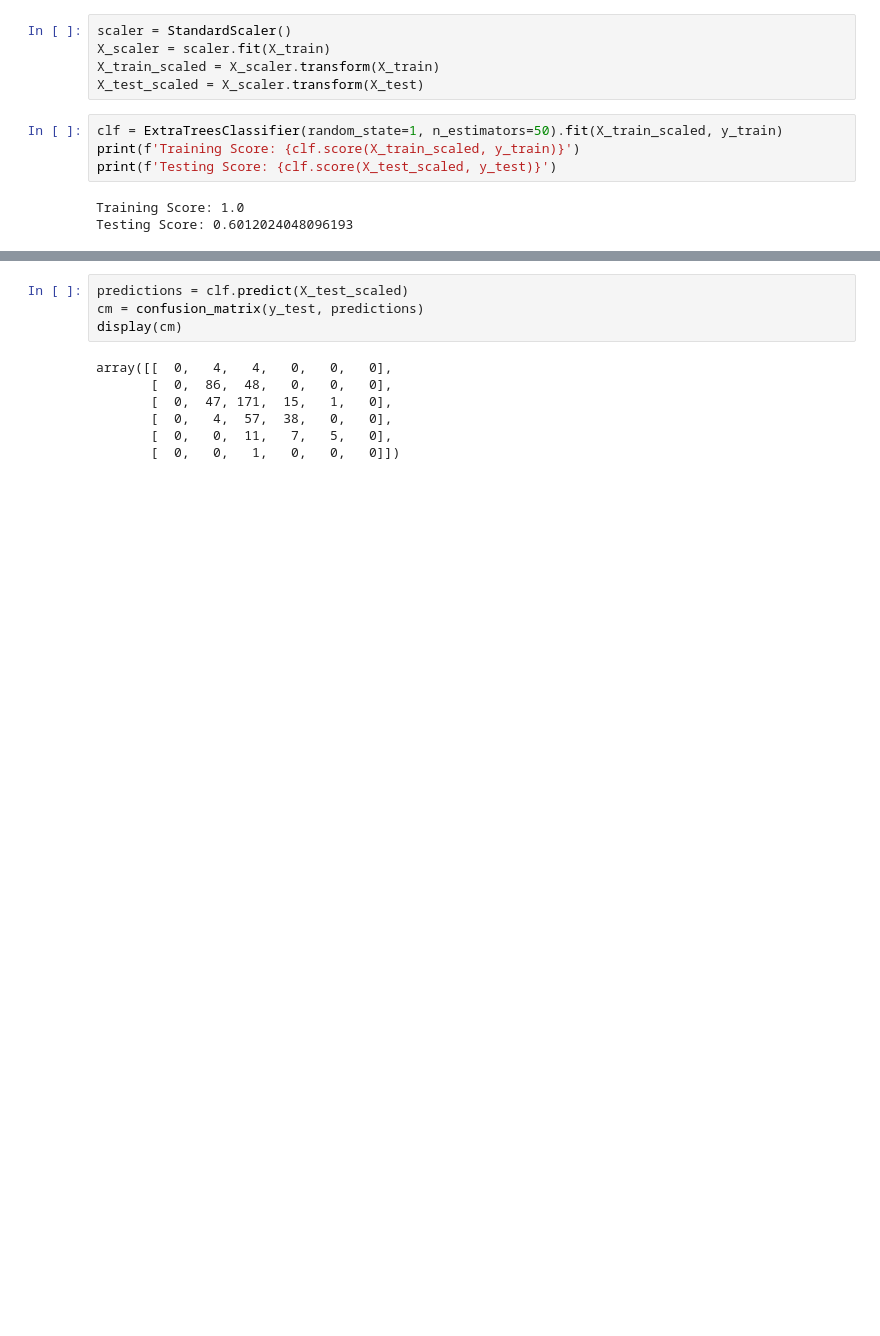
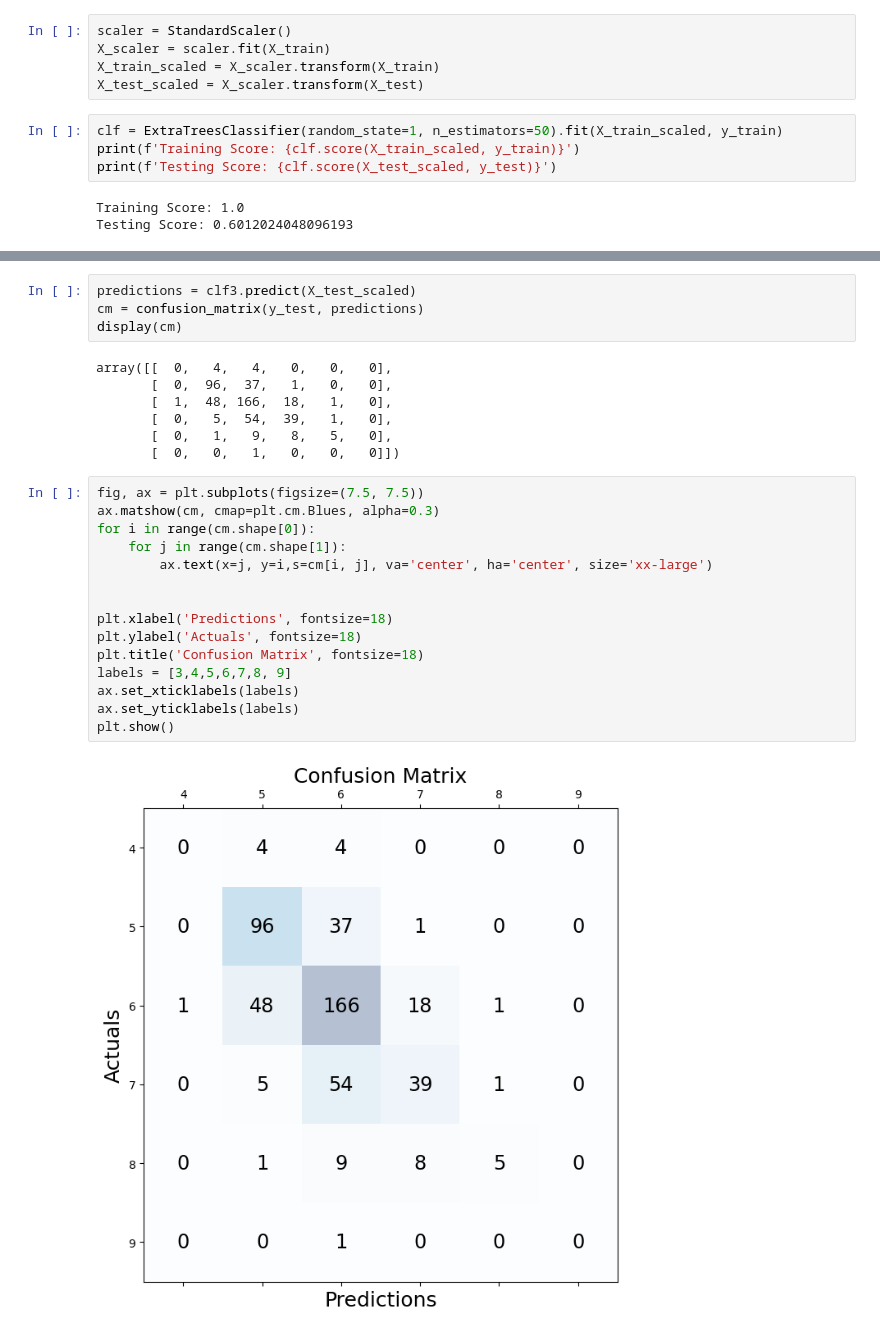
Before and after one commit to MMosquito/Four_WINE-Os, a Jupyter notebook: extra_trees.ipynb, the cells around one changed output, grey strips where cells are left out. Saved outputs shown, nothing was run; the diff lists cells and outputs as text; blank space fills up the shorter version.

```diff
--- a/extra_trees.ipynb
+++ b/extra_trees.ipynb
@@ -83,11 +116,28 @@ Testing Score: 0.5791583166332666
 # %%
-predictions = clf.predict(X_test_scaled)
+predictions = clf3.predict(X_test_scaled)
 cm = confusion_matrix(y_test, predictions)
 display(cm)
 # %% [output]
 array([[  0,   4,   4,   0,   0,   0],
-       [  0,  86,  48,   0,   0,   0],
-       [  0,  47, 171,  15,   1,   0],
-       [  0,   4,  57,  38,   0,   0],
-       [  0,   0,  11,   7,   5,   0],
+       [  0,  96,  37,   1,   0,   0],
+       [  1,  48, 166,  18,   1,   0],
+       [  0,   5,  54,  39,   1,   0],
+       [  0,   1,   9,   8,   5,   0],
        [  0,   0,   1,   0,   0,   0]])
+# %%
+fig, ax = plt.subplots(figsize=(7.5, 7.5))
+ax.matshow(cm, cmap=plt.cm.Blues, alpha=0.3)
+for i in range(cm.shape[0]):
+    for j in range(cm.shape[1]):
+        ax.text(x=j, y=i,s=cm[i, j], va='center', ha='center', size='xx-large')
+
+
+plt.xlabel('Predictions', fontsize=18)
+plt.ylabel('Actuals', fontsize=18)
+plt.title('Confusion Matrix', fontsize=18)
+labels = [3,4,5,6,7,8, 9]
+ax.set_xticklabels(labels)
+ax.set_yticklabels(labels)
+plt.show()
+# %% [output]
+[figure, added]
```
Also changed, not shown: parts of 17 cells of this notebook, 1 other file.
